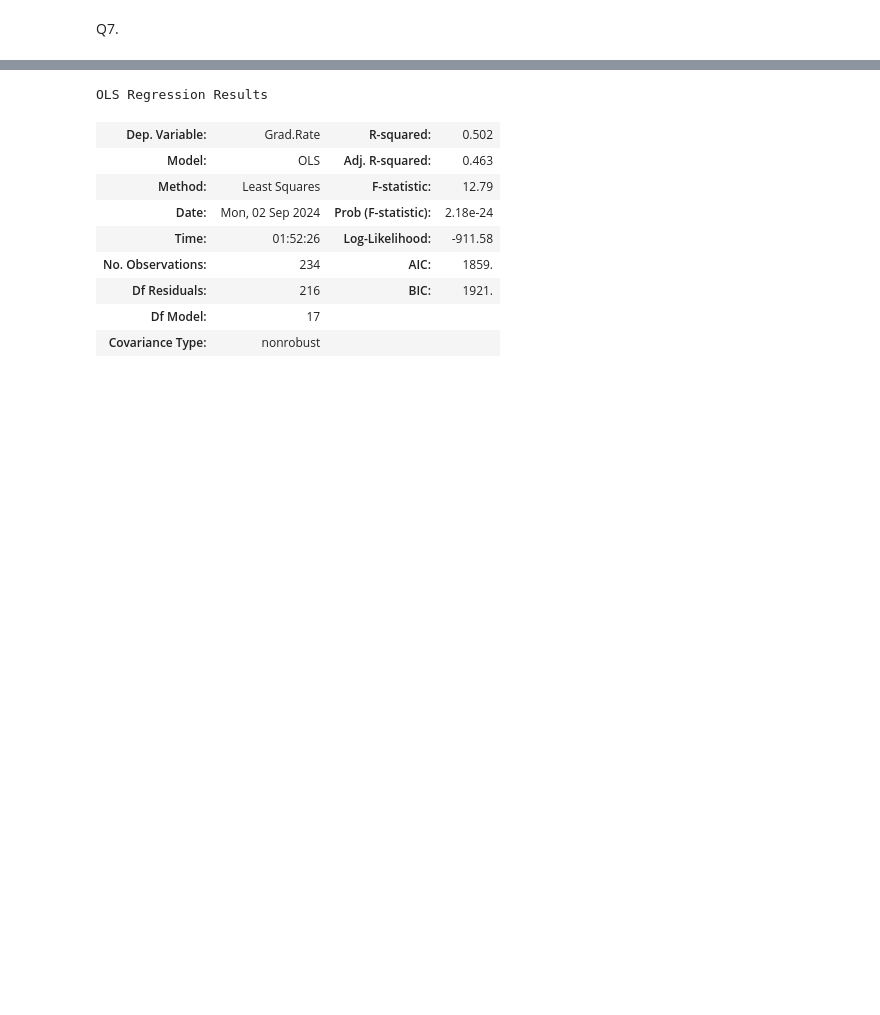
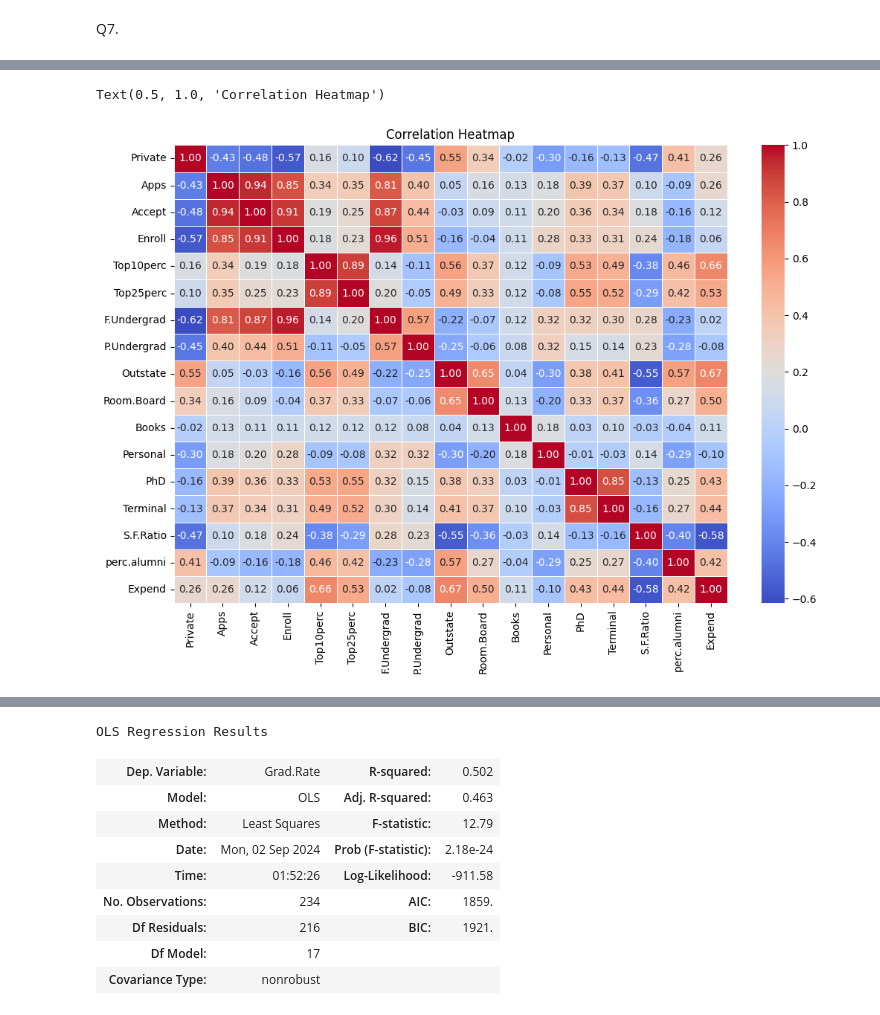
Before and after one commit to kenclements/SEAS6414-SUMMER-25, a Jupyter notebook: src/Assignment2.ipynb, the cells around one changed output, grey strips where cells are left out. Cells and saved outputs as stored; diff of their text form; code cells hidden in the pictures; blank space fills up the shorter version.

```diff
--- a/src/Assignment2.ipynb
+++ b/src/Assignment2.ipynb
@@ -261,0 +262,6 @@ label_encoder = LabelEncoder()
+# %%
+LabelEncoder = LabelEncoder()
+for col in X.select_dtypes(include=['object']).columns:
+    X[col] = LabelEncoder.fit_transform(X[col])
+# %%
+corr = X.corr()
@@ -261,0 +289,6 @@ label_encoder = LabelEncoder()
+# %%
+sns.heatmap(corr, annot=True, cmap='coolwarm', fmt='.2f', linewidths=0.5, figure=plt.figure(figsize=(12, 8)))
+plt.title('Correlation Heatmap')
+# %% [output]
+Text(0.5, 1.0, 'Correlation Heatmap')
+[figure, added]
```
Also changed, not shown: parts of 17 cells of this notebook, 1 other file.
